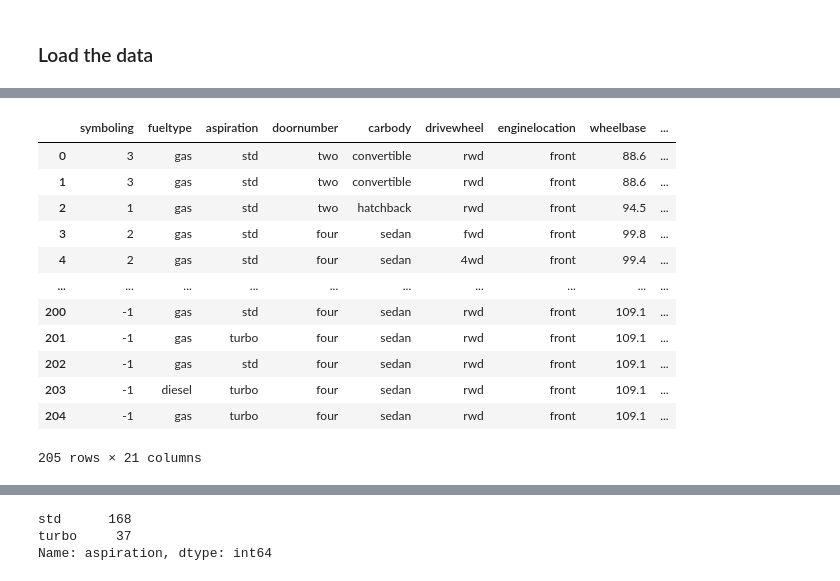
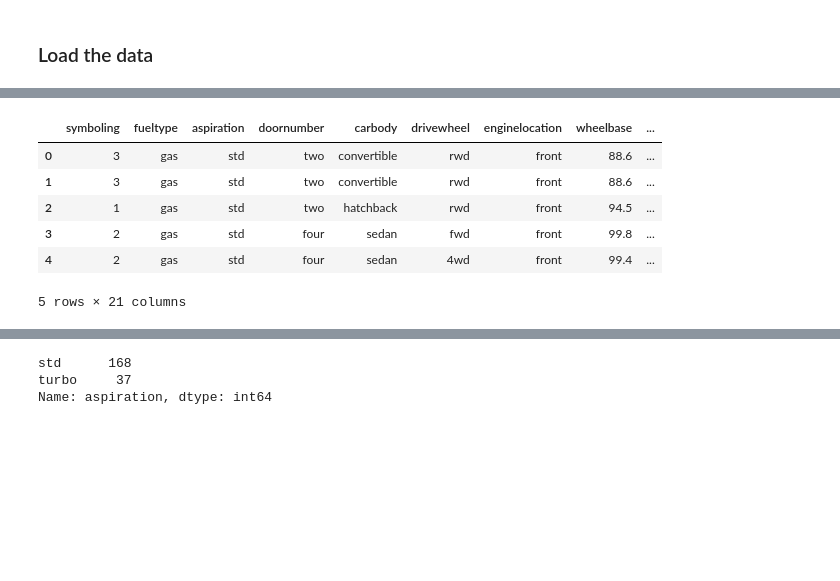
Before and after one commit to NandanKumar07/ML_CODE_REVISIT, a Jupyter notebook: C1_W2_Revision.ipynb, the cells around one changed output, grey strips where cells are left out. Saved outputs shown, nothing was run; the diff lists cells and outputs as text; code cells hidden in the pictures; blank space fills up the shorter version.

```diff
--- a/C1_W2_Revision.ipynb
+++ b/C1_W2_Revision.ipynb
@@ -116,25 +107,19 @@ memory usage: 41.8+ KB
 # %%
 # Assuming 'df' is your DataFrame
 
 # Drop irrelevant or redundant columns
 columns_to_drop = ['car_ID', 'CarName', 'carlength', 'carwidth', 'carheight']
 data = df.drop(columns=columns_to_drop, axis=1)
 
 # Display the updated DataFrame
-data
+data.head()
 # %% [output]
 |  | symboling | fueltype | aspiration | doornumber | carbody | drivewheel | enginelocation | wheelbase | ... |
 | 0 | 3 | gas | std | two | convertible | rwd | front | 88.6 | ... |
 | 1 | 3 | gas | std | two | convertible | rwd | front | 88.6 | ... |
 | 2 | 1 | gas | std | two | hatchback | rwd | front | 94.5 | ... |
 | 3 | 2 | gas | std | four | sedan | fwd | front | 99.8 | ... |
 | 4 | 2 | gas | std | four | sedan | 4wd | front | 99.4 | ... |
-| ... | ... | ... | ... | ... | ... | ... | ... | ... | ... |
-| 200 | -1 | gas | std | four | sedan | rwd | front | 109.1 | ... |
-| 201 | -1 | gas | turbo | four | sedan | rwd | front | 109.1 | ... |
-| 202 | -1 | gas | std | four | sedan | rwd | front | 109.1 | ... |
-| 203 | -1 | diesel | turbo | four | sedan | rwd | front | 109.1 | ... |
-| 204 | -1 | gas | turbo | four | sedan | rwd | front | 109.1 | ... |
-205 rows × 21 columns
+5 rows × 21 columns
 # %%
 data['fueltype_binary'] = (data['fueltype'] == 'diesel').astype(int)
```
Also changed, not shown: parts of 23 cells of this notebook, 1 other file.
